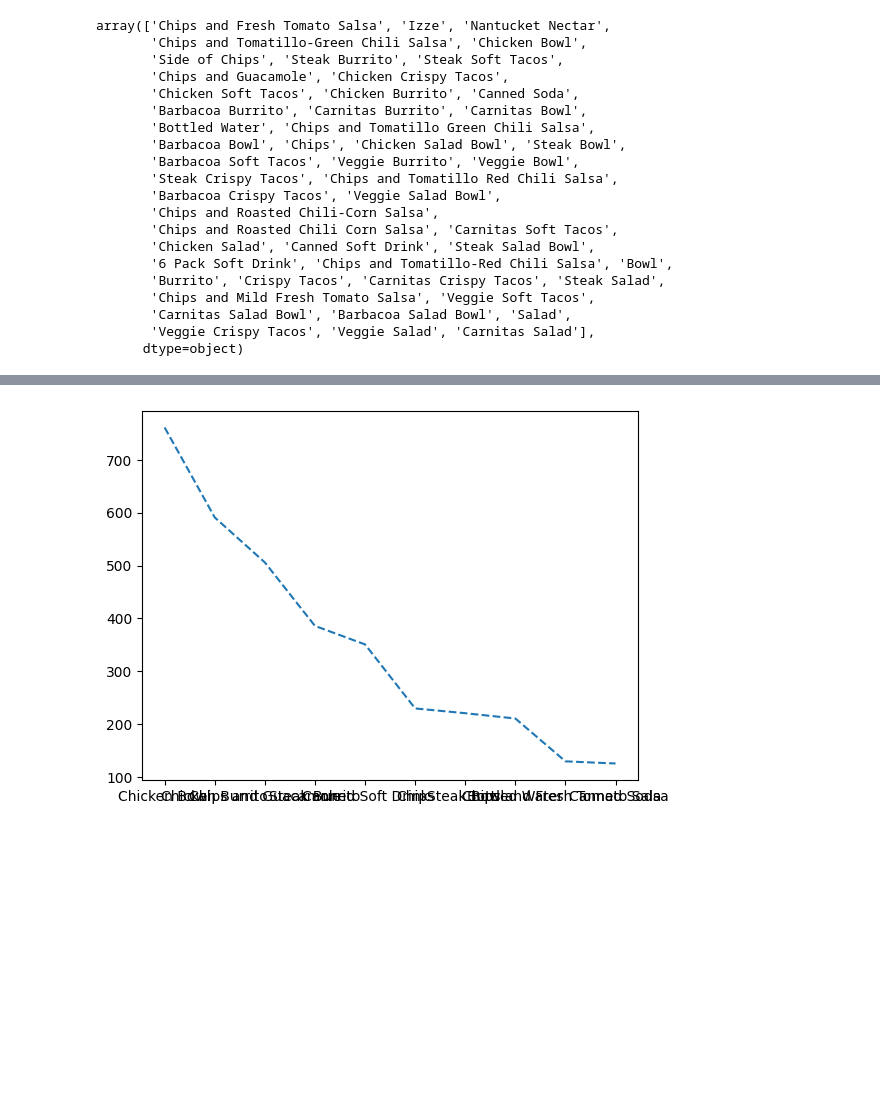
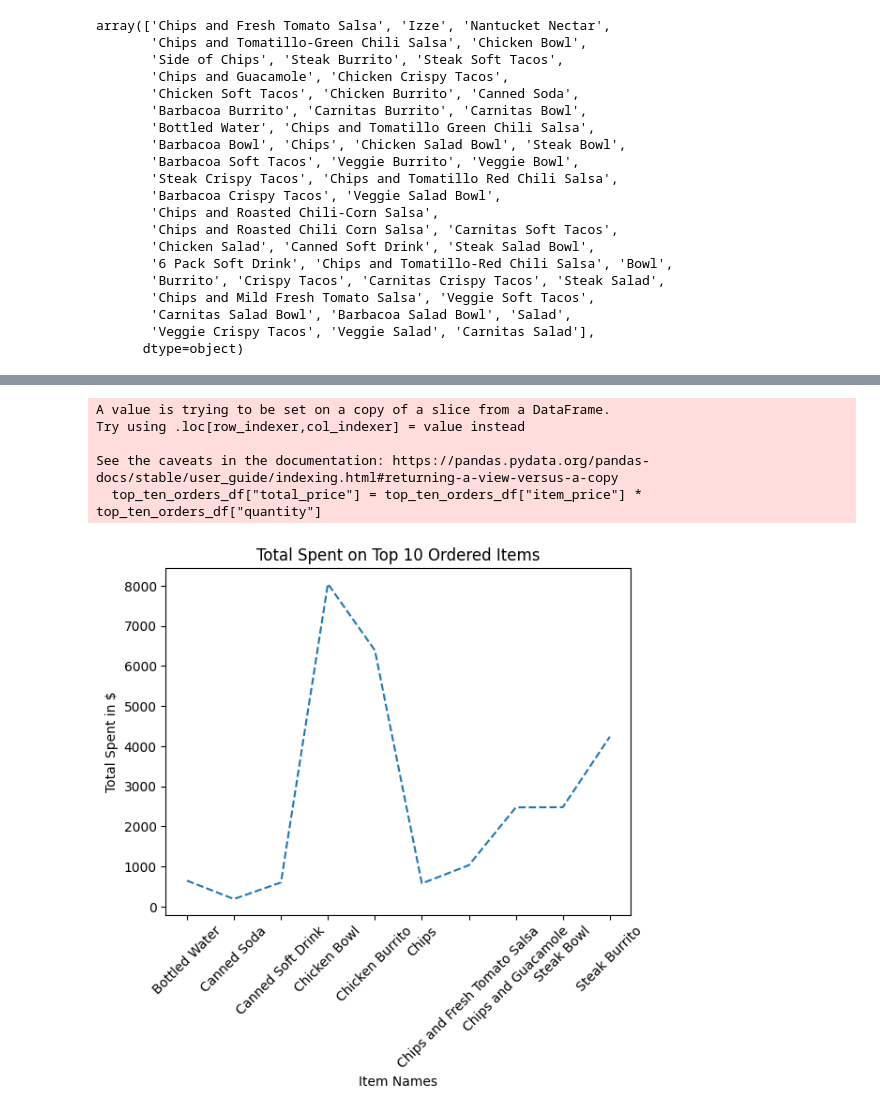
Before and after one commit to build-summer-2024/orange_team_data_exploration, a Jupyter notebook: main.ipynb, the cells around one changed output, grey strips where cells are left out. Cells and saved outputs as stored; diff of their text form; code cells hidden in the pictures; blank space fills up the shorter version.

Commit message:
fix last implementation

```diff
--- a/main.ipynb
+++ b/main.ipynb
@@ -141,9 +146,22 @@ Name: quantity, dtype: int64
-# %%
-#Create a line graph showing how much money was spent on the top 10 items ordered.
-
-top_ten_graph=plt.plot(top_ten_items, linestyle = 'dashed')
-
-
-plt.show()
-# %% [output]
-[figure, removed]
+# %%
+#Create a line graph showing how much money was spent on the top 10 items ordered.
+### find our items in "top_ten_items" from last code cell with their individual prices
+top_ten_orders_df = chipotle_data[chipotle_data["item_name"].isin(top_ten_items.index)]
+
+top_ten_orders_df["total_price"] = top_ten_orders_df["item_price"] * top_ten_orders_df["quantity"]
+total_spent = top_ten_orders_df.groupby("item_name")["total_price"].sum()
+
+top_ten_graph=plt.plot(total_spent, linestyle = 'dashed')
+## make labels readable by rotating label names
+plt.title("Total Spent on Top 10 Ordered Items")
+plt.xticks(rotation=45)
+plt.xlabel("Item Names")
+plt.ylabel("Total Spent in $")
+plt.show()
+# %% [output]
+A value is trying to be set on a copy of a slice from a DataFrame.
+Try using .loc[row_indexer,col_indexer] = value instead
+
+See the caveats in the documentation: https://pandas.pydata.org/pandas-docs/stable/user_guide/indexing.html#returning-a-view-versus-a-copy
+  top_ten_orders_df["total_price"] = top_ten_orders_df["item_price"] * top_ten_orders_df["quantity"]
+[figure, added]
```
Also changed, not shown: parts of 3 cells of this notebook.
